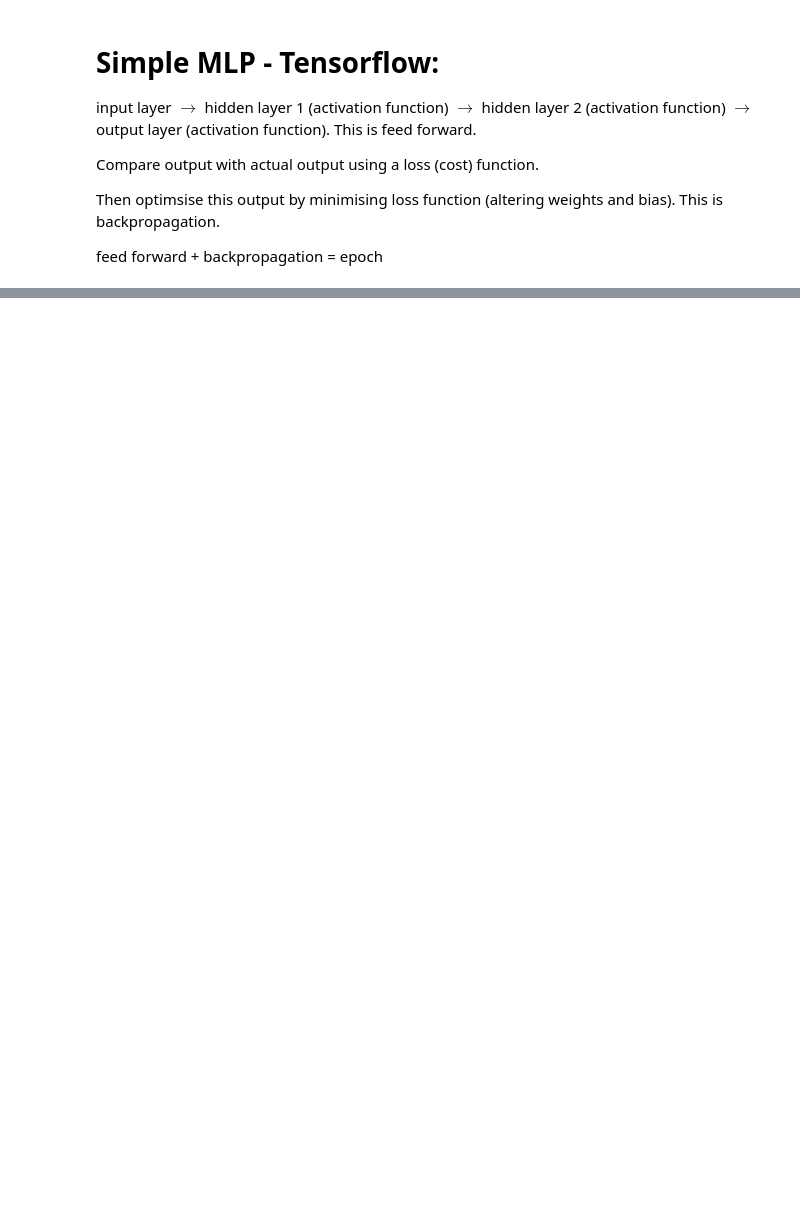
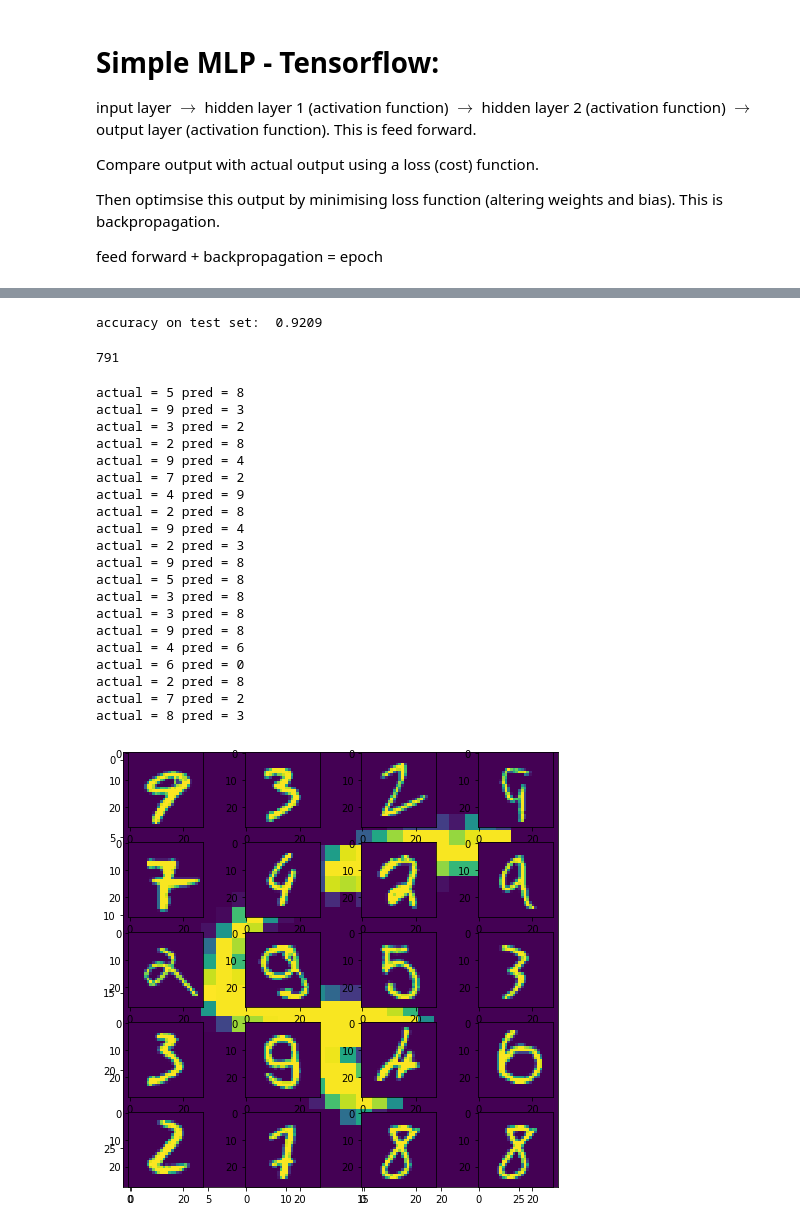
Before and after one commit to henriwoodcock/MNIST-Classification, a Jupyter notebook: MNIST_classification/Tensforflow - MLP.ipynb, the cells around one changed output, grey strips where cells are left out. Drawn from its saved outputs; the diff is of its cells as text; code cells hidden in the pictures; blank space fills up the shorter version.

```diff
--- a/MNIST_classification/Tensforflow - MLP.ipynb
+++ b/MNIST_classification/Tensforflow - MLP.ipynb
@@ -101,7 +129,10 @@ with tf.Session() as sess:
 
             avg_loss +=c/total_batch_count
 
-            print("epoch = ", epoch + 1, "loss =", avg_loss)
+        print("epoch = ", epoch + 1, "loss =", avg_loss)
+
+
+    preds = output.eval({x:x_test})
 
     sess.close()
 # %% [output]
@@ -124,0 +159,71 @@ epoch =  5 loss = 1.8990181690454495
+# %%
+correct = 0
+incorrect = []
+for i in range(len(preds)):
+    pred = np.argmax(preds[i])
+    acts = np.argmax([y_test[i]])
+    if pred == acts:
+        correct+=1
+    else:
+        incorrect.append(i)
+
+print("accuracy on test set: ", correct/len(preds))
+# %% [output]
+accuracy on test set:  0.9209
+# %%
+len(incorrect)
+# %% [output]
+791
+# %%
+%matplotlib inline
+import matplotlib.pyplot as plt
+
+'''
+plt.figure()
+for j in range(10):
+    i = incorrect[j]
+    pred= np.argmax(preds[i])
+    act = np.argmax([y_test[i]])
+    plt.imshow(x_test_2[i])
+    print("actual =", act, "pred =", pred)
+
+plt.show()
+'''
+
+fig=plt.figure(figsize=(8, 8))
+columns = 4
+rows = 5
+for j in range(0, columns*rows):
+
+
+    i = incorrect[j]
+    pred= np.argmax(preds[i])
+    act = np.argmax([y_test[i]])
+    plt.imshow(x_test_2[i])
+    print("actual =", act, "pred =", pred)
+
+    fig.add_subplot(rows, columns, j+1)
+    plt.imshow(x_test_2[i])
+plt.show()
+# %% [output]
+actual = 5 pred = 8
+actual = 9 pred = 3
+actual = 3 pred = 2
+actual = 2 pred = 8
+actual = 9 pred = 4
+actual = 7 pred = 2
+actual = 4 pred = 9
+actual = 2 pred = 8
+actual = 9 pred = 4
+actual = 2 pred = 3
+actual = 9 pred = 8
+actual = 5 pred = 8
+actual = 3 pred = 8
+actual = 3 pred = 8
+actual = 9 pred = 8
+actual = 4 pred = 6
+actual = 6 pred = 0
+actual = 2 pred = 8
+actual = 7 pred = 2
+actual = 8 pred = 3
+[figure, added]
```
Also changed, not shown: parts of 8 cells of this notebook.
